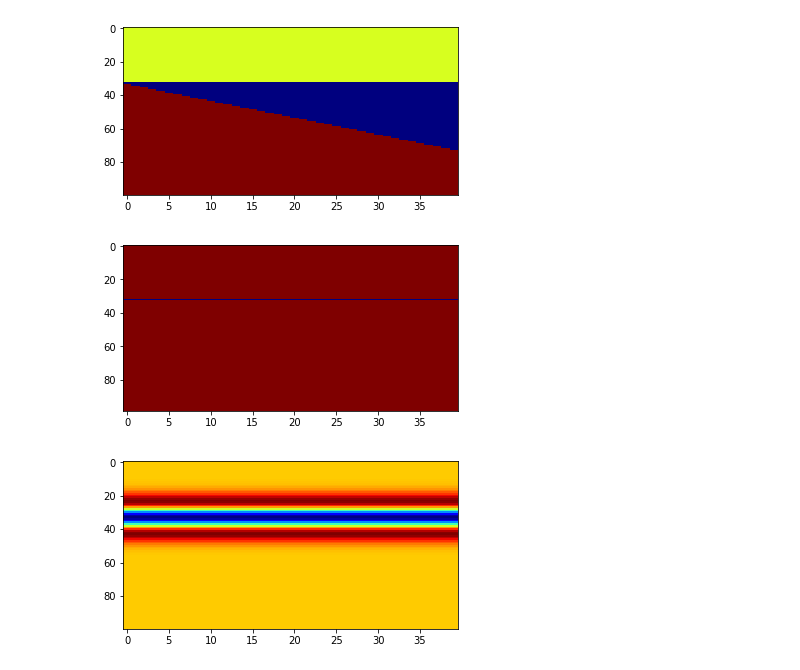
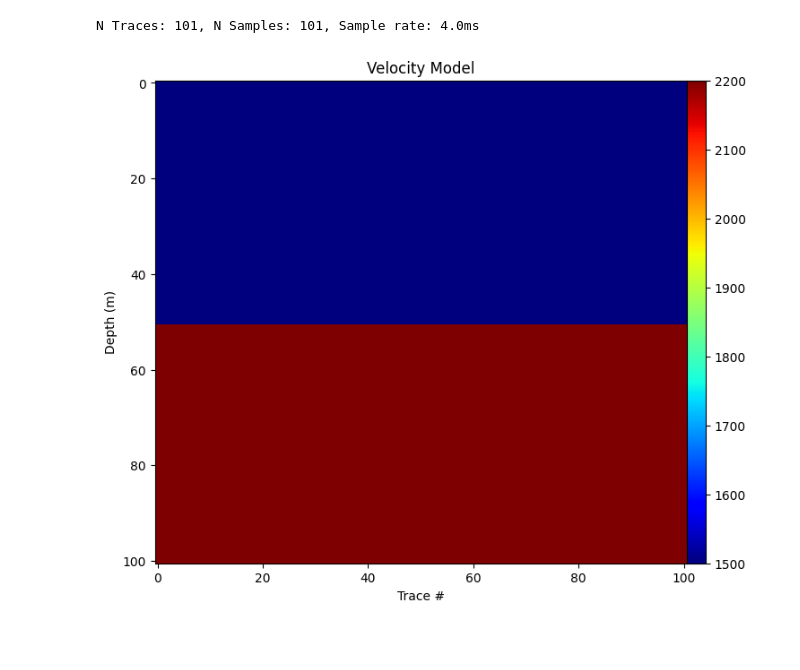
Before and after one commit to mithcell/Other, a Jupyter notebook: velocity_model_simple.ipynb, the cells around one changed output. Saved outputs shown, nothing was run; the diff lists cells and outputs as text; code cells hidden in the pictures; blank space fills up the shorter version.

```diff
--- a/velocity_model_simple.ipynb
+++ b/velocity_model_simple.ipynb
@@ -38,29 +26,0 @@ plt.show()
-# %%
-import numpy as np
-import matplotlib.pyplot as plt
-import bruges
-%matplotlib inline
-
-length, depth = 40, 100
-model = 1 + np.tri(depth, length, -depth//3)
-model[:depth//3,:] = 0
-rocks = np.array([[2700, 2750], [2400, 2450], [2800, 3000]])
-earth = np.take(rocks, model.astype(int), axis=0)
-imp = np.apply_along_axis(np.product, -1, earth)
-rc =  (imp[1:,:] - imp[:-1,:]) / (imp[1:,:] + imp[:-1,:])
-
-
-plt.imshow(imp, cmap='jet', aspect=0.2)
-plt.show()
-plt.imshow(rc, cmap='jet', aspect=0.2)
-plt.show()
-
-w = bruges.filters.ricker(duration=0.100, dt=0.001, f=40)
-synth = np.apply_along_axis(lambda t: np.convolve(t, w, mode='same'), axis=0, arr=rc)
-
-plt.imshow(synth, cmap='jet', aspect=0.2)
-plt.show()
-# %% [output]
-[figure, removed]
-[figure, removed]
-[figure, removed]
@@ -66,0 +60,27 @@ plt.show()
+# %%
+# reload .segy file using segyio - to check exported segy file all good
+# https://github.com/equinor/segyio-notebooks/blob/master/notebooks/basic/02_segy_quicklook.ipynb
+
+with segyio.open(filename, ignore_geometry=True) as f:
+    # Get basic attributes
+    n_traces = f.tracecount
+    sample_rate = segyio.tools.dt(f) / 1000
+    n_samples = f.samples.size
+    twt = f.samples
+    data = f.trace.raw[:]  # Get all data into memory (could cause on big files)
+
+print(f'N Traces: {n_traces}, N Samples: {n_samples}, Sample rate: {sample_rate}ms')
+# %% [output]
+N Traces: 101, N Samples: 101, Sample rate: 4.0ms
+# %%
+#plot velocity model
+fig, axes = plt.subplots(1, 1, figsize=(9, 7))
+ax = axes
+ax.set_title("Velocity Model")
+plot = ax.imshow(data.T, cmap="jet", aspect='auto', origin='upper')
+fig.colorbar(plot, ax=ax, pad=0, aspect=25)
+ax.set_xlabel('Trace #')
+ax.set_ylabel('Depth (m)')
+plt.show()
+# %% [output]
+[figure, added]
```
Also changed, not shown: parts of 5 cells of this notebook, 1 other file.
